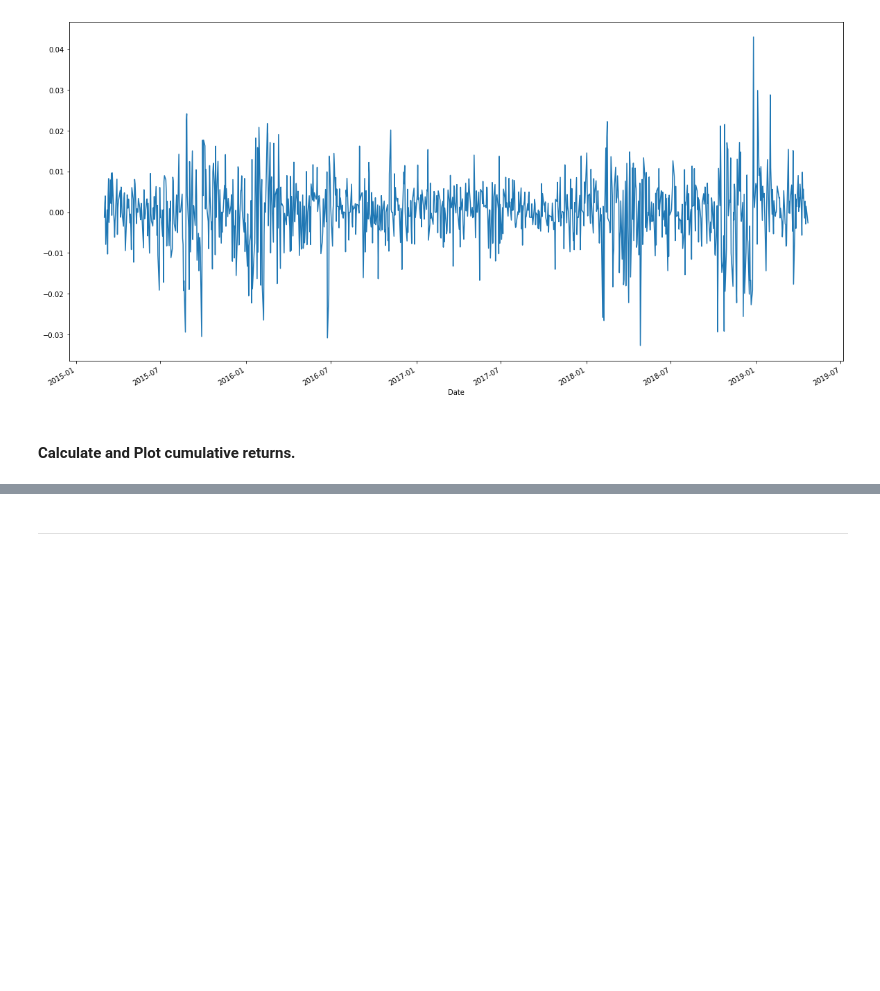
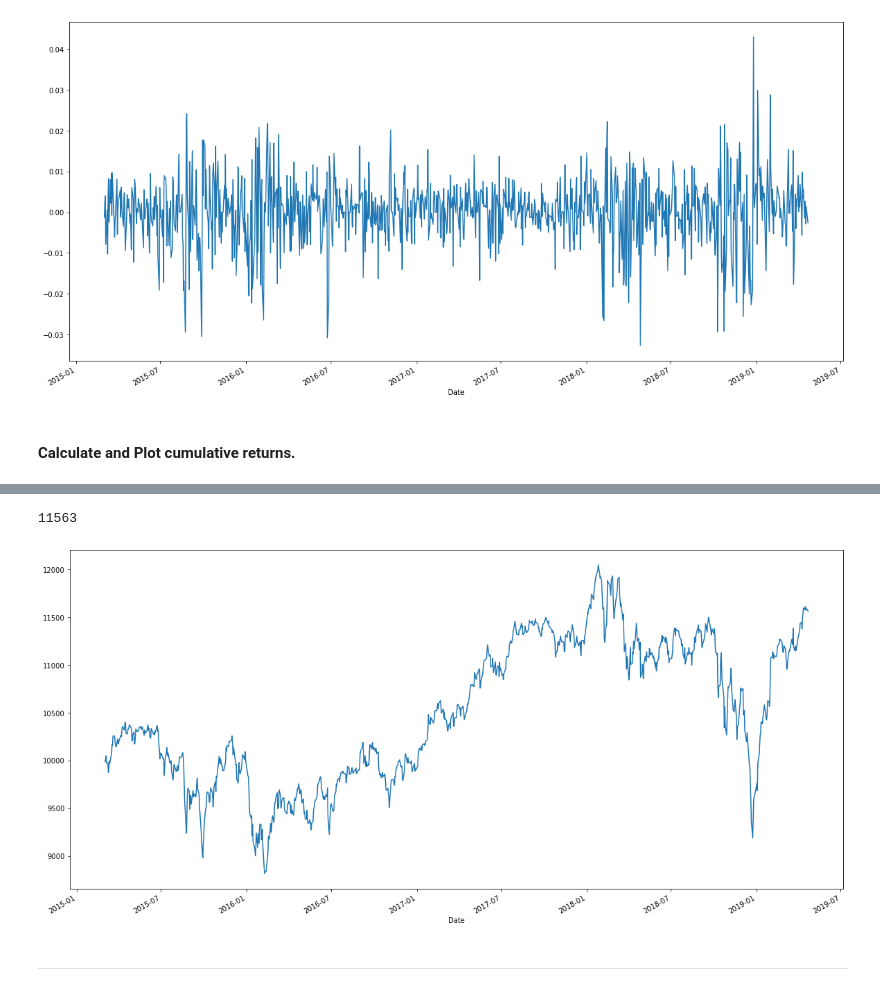
Before and after one commit to jordan-gilmartin/pandas-portfolio-analysis, a Jupyter notebook: whale_analysis.ipynb, the cells around one changed output, grey strips where cells are left out. Cells and saved outputs as stored; diff of their text form; code cells hidden in the pictures; blank space fills up the shorter version.

Commit message:
plotted cumulative returns for SOROS

```diff
--- a/whale_analysis.ipynb
+++ b/whale_analysis.ipynb
@@ -312,3 +312,7 @@ SOROS.plot(figsize = (20,10));
 # Calculate cumulative returns of all portfolios
 
 # Plot cumulative returns
+# %%
+# Grabbing SOROS Daily Returns
+SOROS = combined_df['SOROS FUND MANAGEMENT LLC']
+SOROS
@@ -314,0 +333,4 @@ SOROS.plot(figsize = (20,10));
+# %%
+# Running cumprod (cumulative product) function over SOROS Daily Returns to calculate overall return
+SOROS_cumprod = (1 + SOROS).cumprod()
+SOROS_cumprod
@@ -315,3 +351,16 @@ SOROS.plot(figsize = (20,10));
+# %%
+# Running calculation to check most recent ending balance
+initial_investment = 10000
+SOROS_profit = initial_investment * SOROS_cumprod
+# SOROS_ending_balance = SOROS_profit.loc['2019-04-22']
+SOROS_ending_balance = SOROS_profit.iloc[-1]
+SOROS_ending_balance.round().astype(int)
+# %% [output]
+11563
+# %%
+SOROS_profit.plot(figsize=(20,10));
+# %% [output]
+[figure, added]
 # %% [markdown]
 ---
 # %% [markdown]
```
Also changed, not shown: parts of 2 cells of this notebook.
